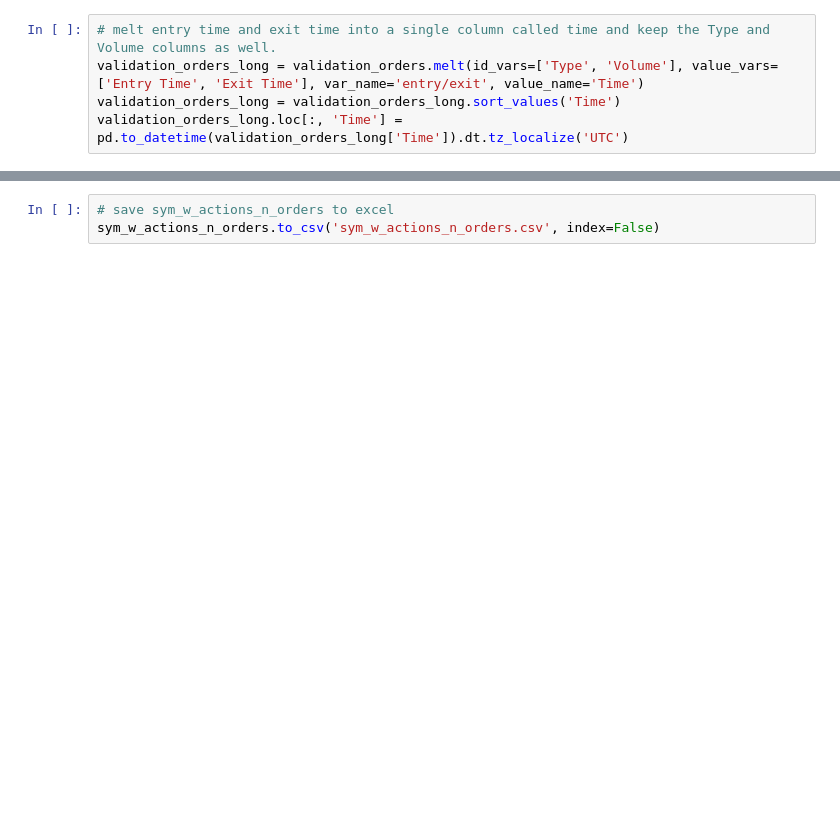
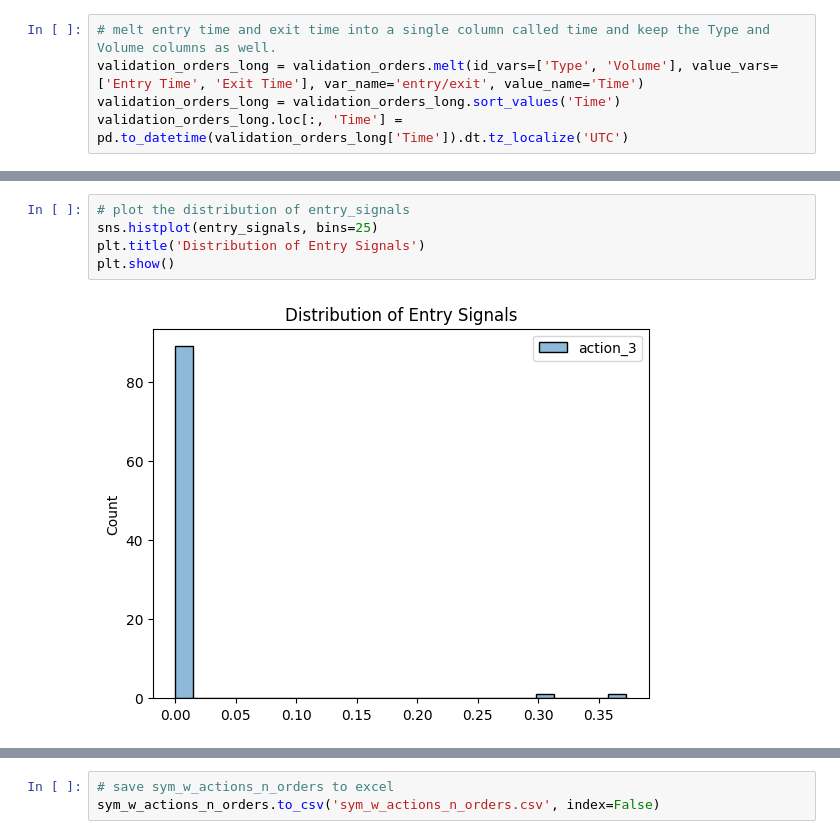
Before and after one commit to lilfetz22/gym_mtsim_forked, a Jupyter notebook: examples/saving_tested_model.ipynb, the cells around one changed output, grey strips where cells are left out. Cells and saved outputs as stored; diff of their text form; blank space fills up the shorter version.

```diff
--- a/examples/saving_tested_model.ipynb
+++ b/examples/saving_tested_model.ipynb
@@ -743,0 +752,7 @@ sym_w_actions_n_orders
+# %%
+# plot the distribution of entry_signals
+sns.histplot(entry_signals, bins=25)
+plt.title('Distribution of Entry Signals')
+plt.show()
+# %% [output]
+[figure, added]
```
Also changed, not shown: parts of 38 cells of this notebook.
